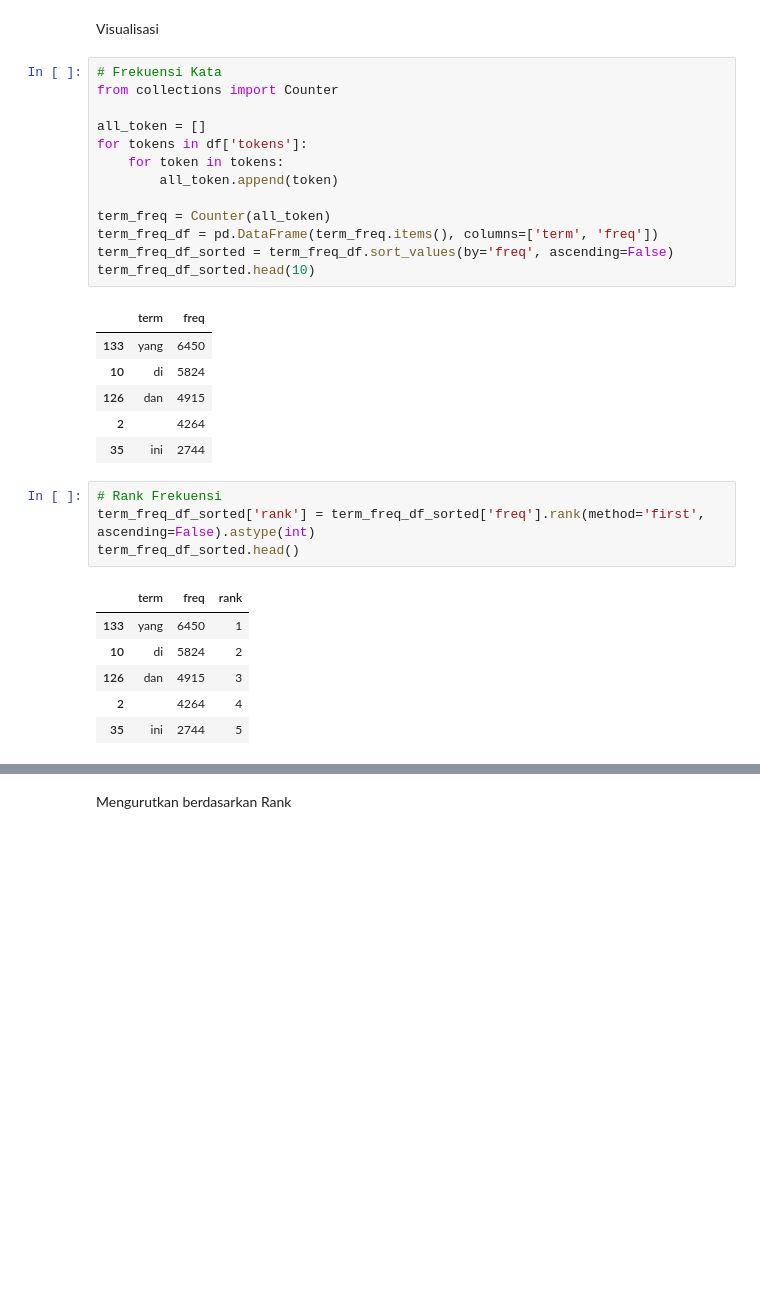
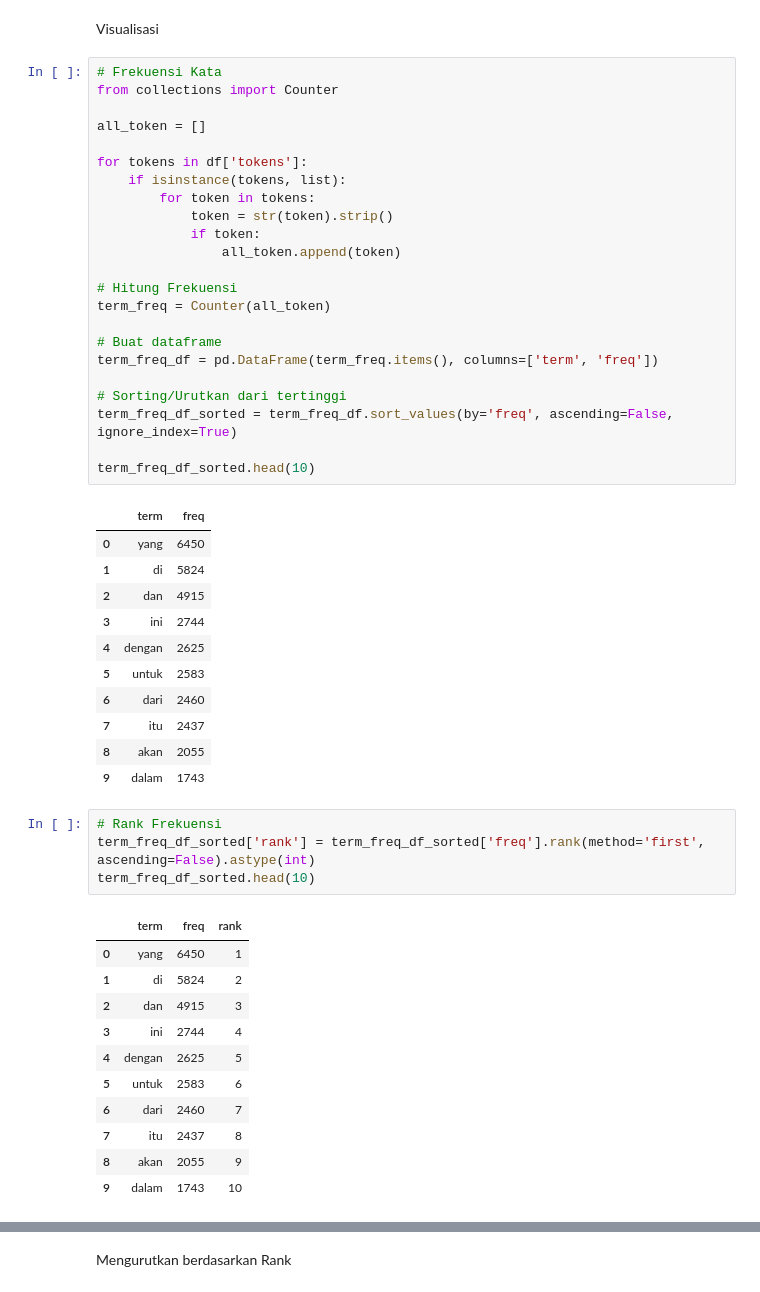
Before and after one commit to ZanIhsan2/Information_Retrival_Data, a Jupyter notebook: tugas/Praktikum01/notebooks/praktikum01.ipynb, the cells around one changed output, grey strips where cells are left out. Saved outputs shown, nothing was run; the diff lists cells and outputs as text; blank space fills up the shorter version.

```diff
--- a/tugas/Praktikum01/notebooks/praktikum01.ipynb
+++ b/tugas/Praktikum01/notebooks/praktikum01.ipynb
@@ -119,29 +119,49 @@ Visualisasi
 from collections import Counter
 
 all_token = []
+
 for tokens in df['tokens']:
-    for token in tokens:
-        all_token.append(token)
+    if isinstance(tokens, list):
+        for token in tokens:
+            token = str(token).strip()
+            if token:
+                all_token.append(token)
 
+# Hitung Frekuensi
 term_freq = Counter(all_token)
+
+# Buat dataframe
 term_freq_df = pd.DataFrame(term_freq.items(), columns=['term', 'freq'])
-term_freq_df_sorted = term_freq_df.sort_values(by='freq', ascending=False)
+
+# Sorting/Urutkan dari tertinggi
+term_freq_df_sorted = term_freq_df.sort_values(by='freq', ascending=False, ignore_index=True)
+
 term_freq_df_sorted.head(10)
 # %% [output]
 |  | term | freq |
-| 133 | yang | 6450 |
-| 10 | di | 5824 |
-| 126 | dan | 4915 |
-| 2 |  | 4264 |
-| 35 | ini | 2744 |
+| 0 | yang | 6450 |
+| 1 | di | 5824 |
+| 2 | dan | 4915 |
+| 3 | ini | 2744 |
+| 4 | dengan | 2625 |
+| 5 | untuk | 2583 |
+| 6 | dari | 2460 |
+| 7 | itu | 2437 |
+| 8 | akan | 2055 |
+| 9 | dalam | 1743 |
 # %%
 # Rank Frekuensi
 term_freq_df_sorted['rank'] = term_freq_df_sorted['freq'].rank(method='first', ascending=False).astype(int)
-term_freq_df_sorted.head()
+term_freq_df_sorted.head(10)
 # %% [output]
 |  | term | freq | rank |
-| 133 | yang | 6450 | 1 |
-| 10 | di | 5824 | 2 |
-| 126 | dan | 4915 | 3 |
-| 2 |  | 4264 | 4 |
-| 35 | ini | 2744 | 5 |
+| 0 | yang | 6450 | 1 |
+| 1 | di | 5824 | 2 |
+| 2 | dan | 4915 | 3 |
+| 3 | ini | 2744 | 4 |
+| 4 | dengan | 2625 | 5 |
+| 5 | untuk | 2583 | 6 |
+| 6 | dari | 2460 | 7 |
+| 7 | itu | 2437 | 8 |
+| 8 | akan | 2055 | 9 |
+| 9 | dalam | 1743 | 10 |
```
Also changed, not shown: parts of 4 cells of this notebook.
